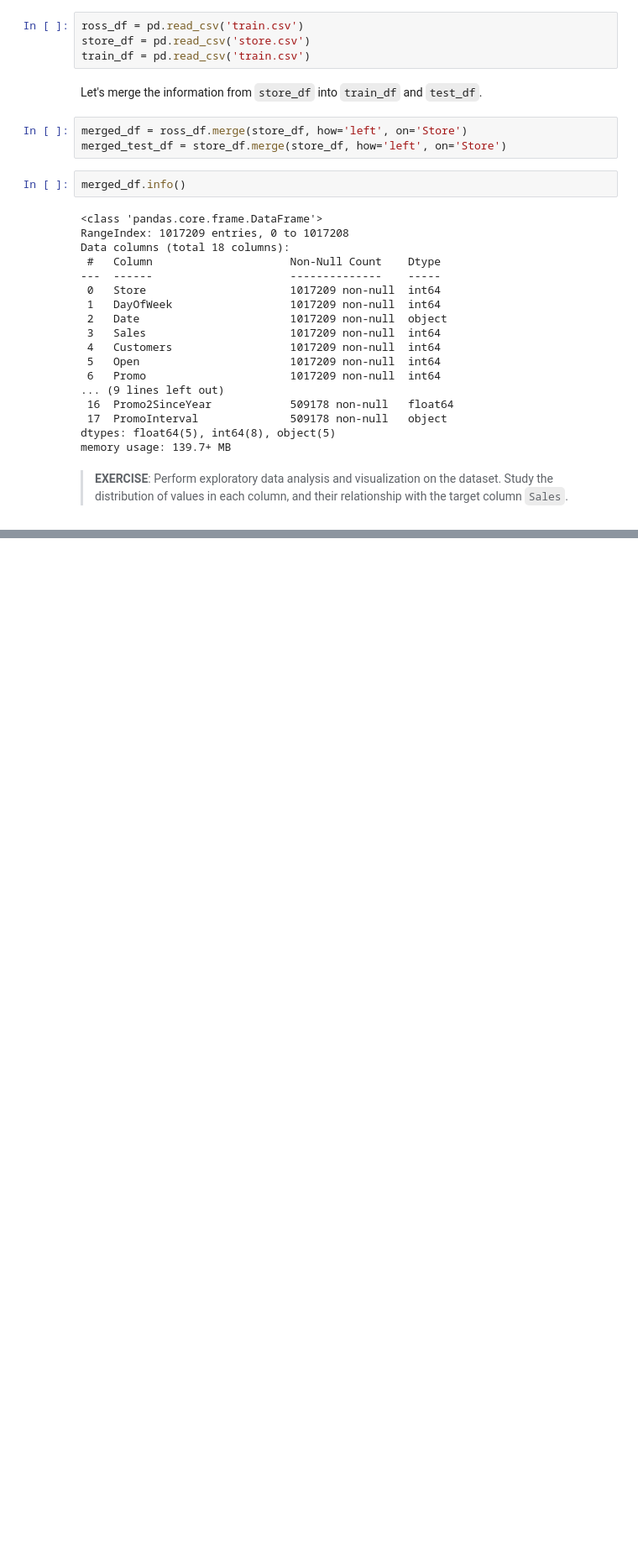
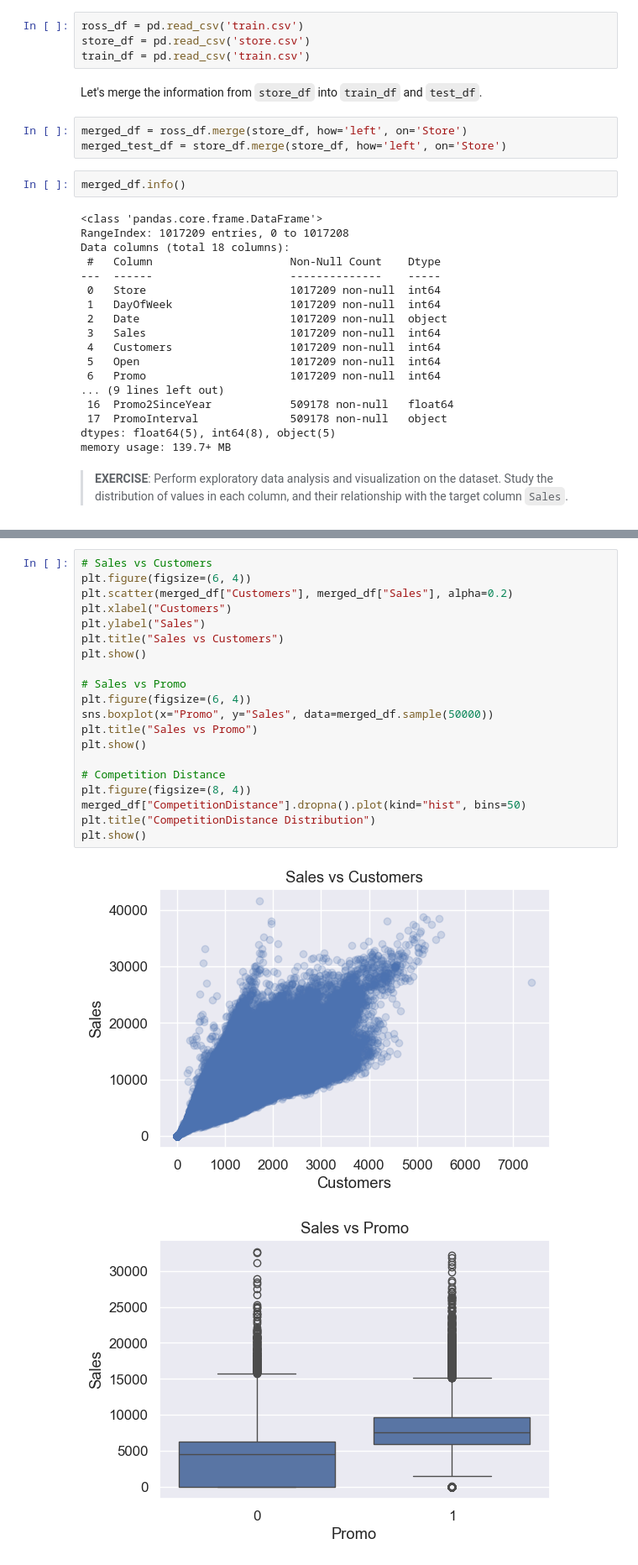
Before and after one commit to baldzhiyski/data-science-machine-learning-training, a Jupyter notebook: scikit-learn-course/gradient-boosting-machines/gradient-boosting.ipynb, the cells around one changed output, grey strips where cells are left out. Shown at 84% size. Drawn from its saved outputs; the diff is of its cells as text; blank space fills up the shorter version.

Commit message:
Some Basic Data Analysis

```diff
--- a/scikit-learn-course/gradient-boosting-machines/gradient-boosting.ipynb
+++ b/scikit-learn-course/gradient-boosting-machines/gradient-boosting.ipynb
@@ -59,0 +208,23 @@ memory usage: 139.7+ MB
+# %%
+# Sales vs Customers
+plt.figure(figsize=(6, 4))
+plt.scatter(merged_df["Customers"], merged_df["Sales"], alpha=0.2)
+plt.xlabel("Customers")
+plt.ylabel("Sales")
+plt.title("Sales vs Customers")
+plt.show()
+
+# Sales vs Promo
+plt.figure(figsize=(6, 4))
+sns.boxplot(x="Promo", y="Sales", data=merged_df.sample(50000))
+plt.title("Sales vs Promo")
+plt.show()
+
+# Competition Distance
+plt.figure(figsize=(8, 4))
+merged_df["CompetitionDistance"].dropna().plot(kind="hist", bins=50)
+plt.title("CompetitionDistance Distribution")
+plt.show()
+# %% [output]
+[figure, added]
+[figure, added]
```
Also changed, not shown: parts of 27 cells of this notebook.
